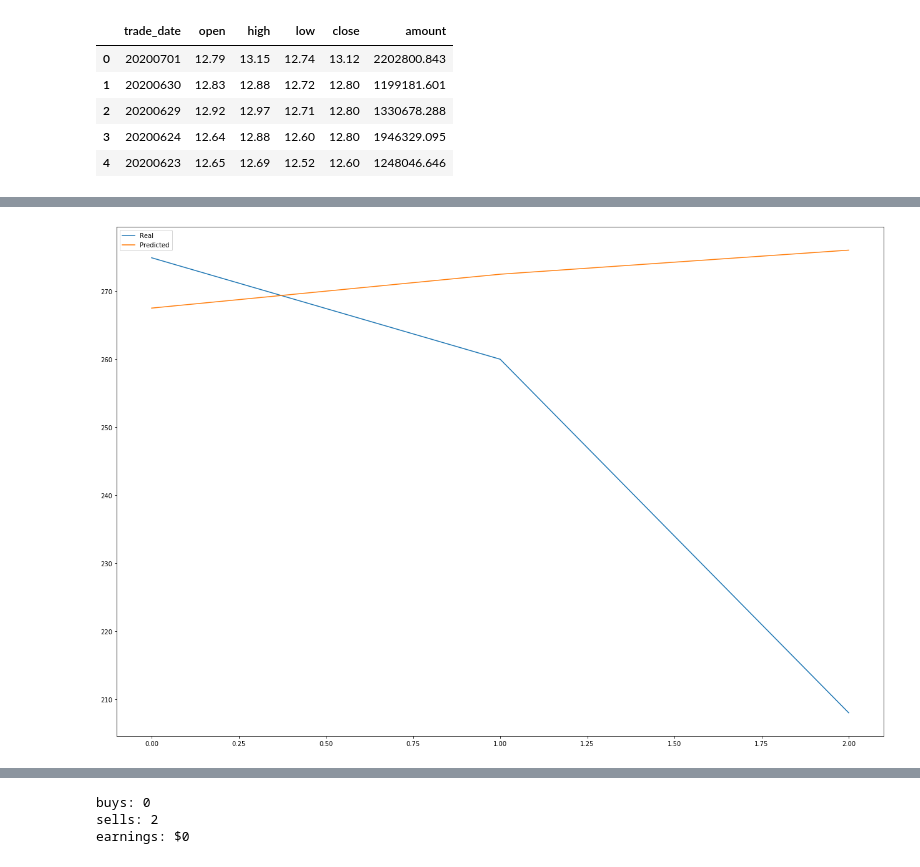
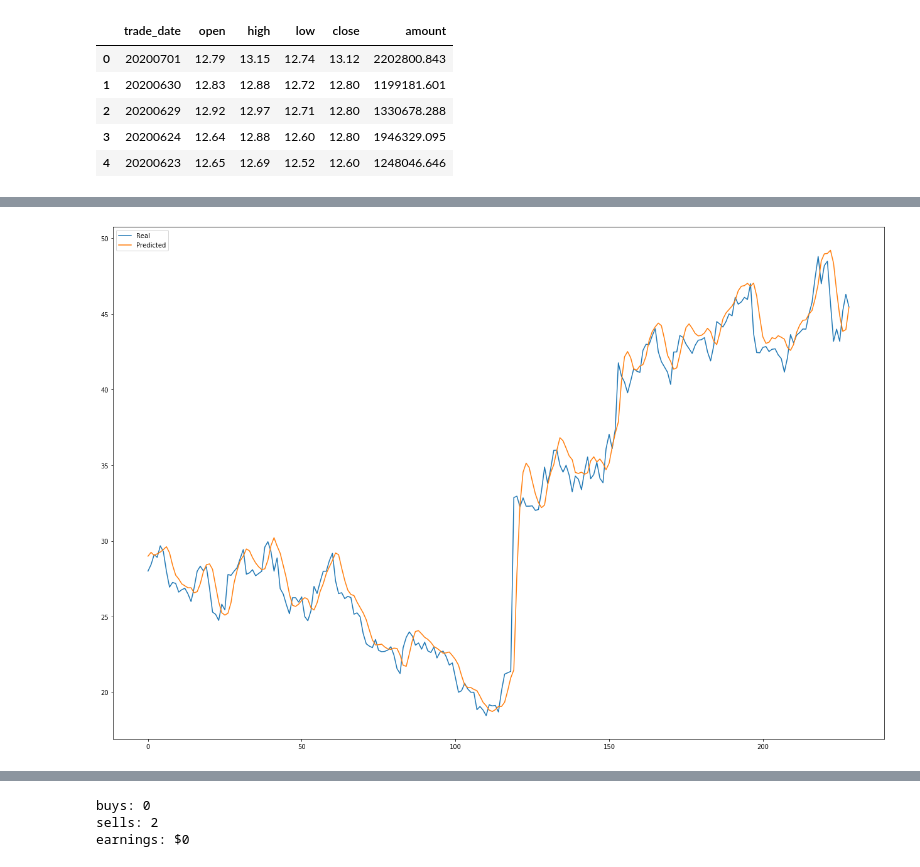
Before and after one commit to bizeasy17/investtrack, a Jupyter notebook: predication/LSTM_predict.ipynb, the cells around one changed output, grey strips where cells are left out. Cells and saved outputs as stored; diff of their text form; code cells hidden in the pictures.

```diff
--- a/predication/LSTM_predict.ipynb
+++ b/predication/LSTM_predict.ipynb
@@ -3,7 +3,20 @@ import pandas as pd
 import tushare as ts
 from sklearn import preprocessing
 import numpy as np
+import matplotlib.pyplot as plt
+
 
 pro = ts.pro_api()
 
 history_points = 50
+
+data = pd.read_csv('data/PA_daily.csv')
+data = data.values
+# print(type(data))
+
+data_normaliser = preprocessing.MinMaxScaler()
+data_normalised = data_normaliser.fit_transform(data)
+
+norm = plt.plot(data_normalised, label='real')
+plt.legend(['norm'])
+plt.show()
@@ -80,7 +96,7 @@ df.head()
 | 3 | 20200624 | 12.64 | 12.88 | 12.60 | 12.80 | 1946329.095 |
 | 4 | 20200623 | 12.65 | 12.69 | 12.52 | 12.60 | 1248046.646 |
 # %%
-ohlcv_histories, _, next_day_open_values, unscaled_y, y_normaliser = csv_to_dataset('data/HWJ_daily.csv')
+ohlcv_histories, _, next_day_open_values, unscaled_y, y_normaliser = csv_to_dataset('data/ZTE_daily.csv')
 
 test_split = 0.9
 n = int(ohlcv_histories.shape[0] * test_split)
@@ -165,4 +181,4 @@ Epoch 50/50
-[figure, old version]
+[figure, new version]
 # %%
 # dataset
 
```
Also changed, not shown: parts of 3 cells of this notebook, 3 other files.
